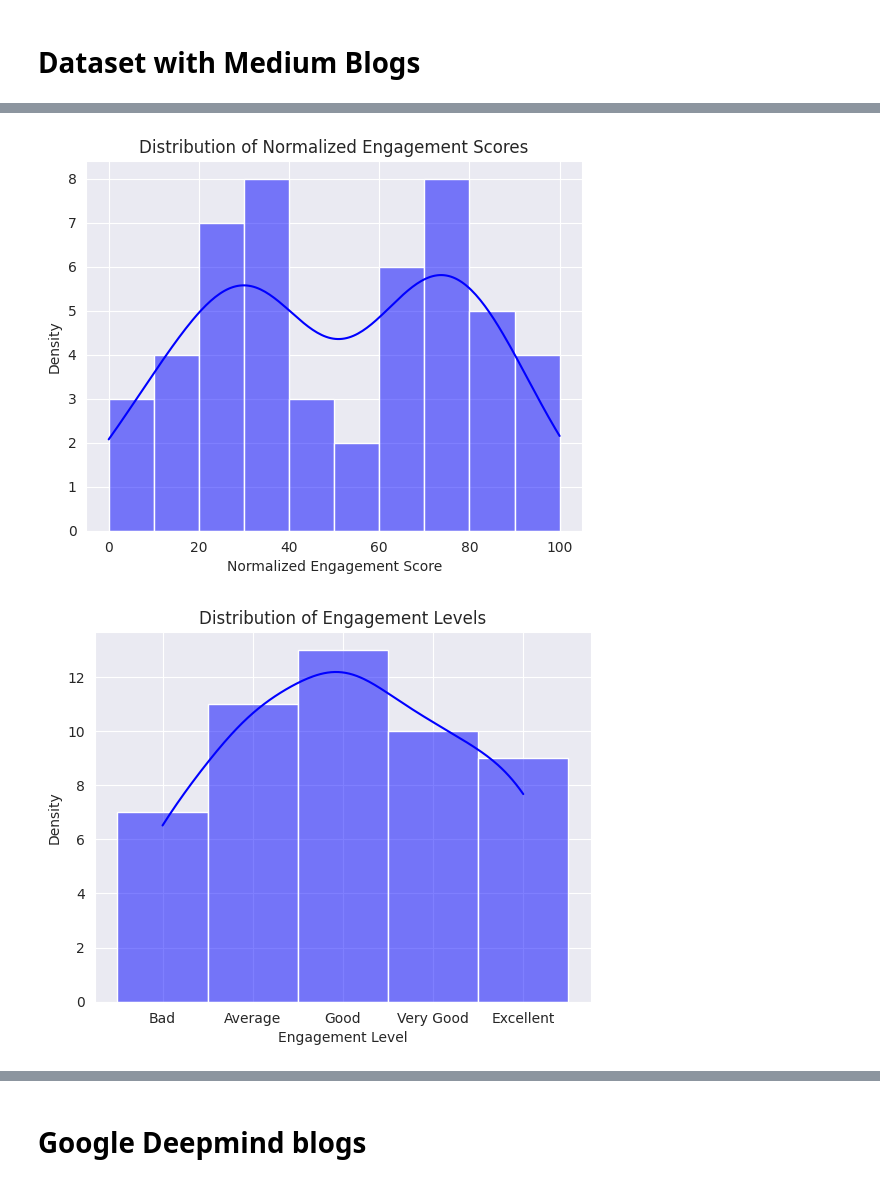
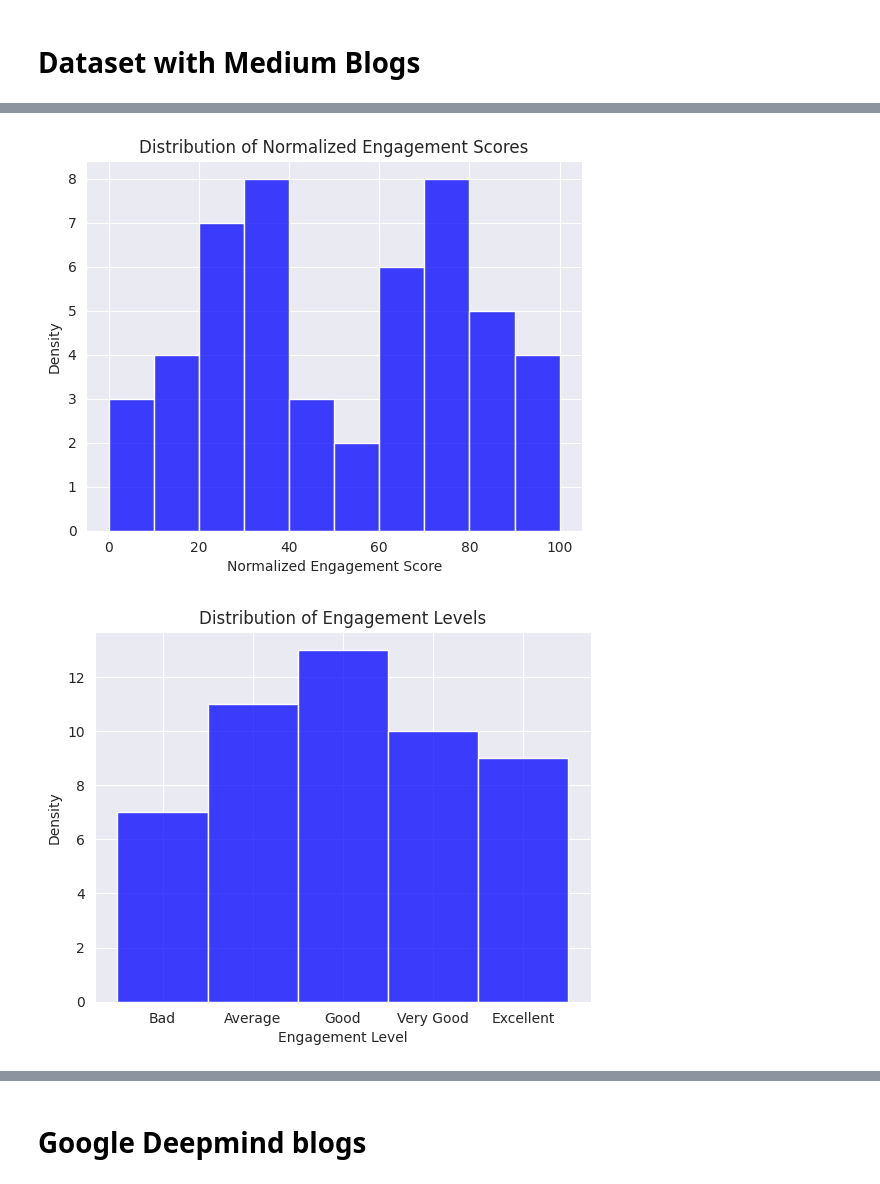
Before and after one commit to daKostych/Bachelor-Project-2025, a Jupyter notebook: llm_blog_generator/data/data_preprocessing.ipynb, the cells around one changed output, grey strips where cells are left out. Cells and saved outputs as stored; diff of their text form; code cells hidden in the pictures.

Commit message:
Change: remove KDE curve from figures

```diff
--- a/llm_blog_generator/data/data_preprocessing.ipynb
+++ b/llm_blog_generator/data/data_preprocessing.ipynb
@@ -102,13 +102,13 @@ blogs["engagement_score"] = np.log1p(blogs["engagement_score"])
 scaler = MinMaxScaler(feature_range=(0, 100))
 blogs["normalized_engagement_score"] = scaler.fit_transform(blogs[["engagement_score"]]).flatten().round()
 # %%
-sns.histplot(blogs["normalized_engagement_score"], bins=10, kde=True, color="blue")
+sns.histplot(blogs["normalized_engagement_score"], bins=10, kde=False, color="blue")
 plt.xlabel("Normalized Engagement Score")
 plt.ylabel("Density")
 plt.title("Distribution of Normalized Engagement Scores")
 plt.show()
 # %% [output]
-[figure, old version]
+[figure, new version]
 # %%
 def classify_blog(score):
     """Return blog classification based on engagement score."""
@@ -127,13 +127,13 @@ blogs["engagement_level"] = blogs["normalized_engagement_score"].apply(classify_
 order = ["Bad", "Average", "Good", "Very Good", "Excellent"]
 blogs["engagement_level"] = pd.Categorical(blogs["engagement_level"], categories=order, ordered=True)
 # %%
-sns.histplot(blogs["engagement_level"], bins=5, kde=True, color="blue")
+sns.histplot(blogs["engagement_level"], bins=5, kde=False, color="blue")
 plt.xlabel("Engagement Level")
 plt.ylabel("Density")
 plt.title("Distribution of Engagement Levels")
 plt.show()
 # %% [output]
-[figure, old version]
+[figure, new version]
 # %%
 # The best blog in dataset
 best_blog_info = blogs.sort_values(["normalized_engagement_score"], ascending=False).head(1)
```
Also changed, not shown: parts of 1 cell of this notebook, 1 other file.
